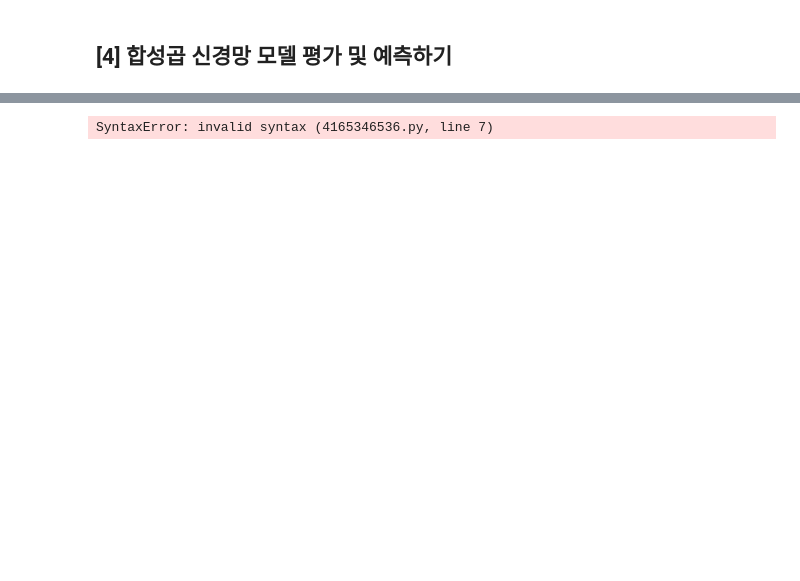
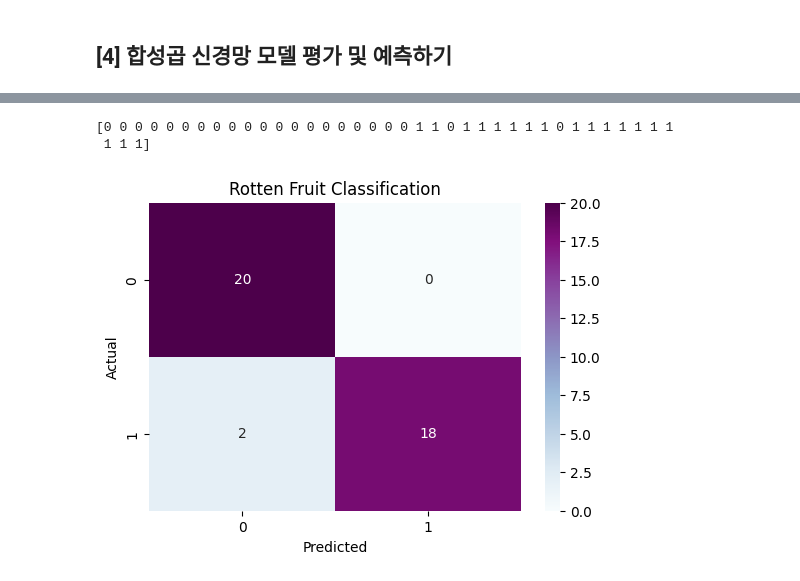
Before and after one commit to suakii/Orange3-Python-MLDS, a Jupyter notebook: Ch_11/11_인공지능으로 사과농가를 어떻게 도울까_.ipynb, the cells around one changed output, grey strips where cells are left out. Drawn from its saved outputs; the diff is of its cells as text; code cells hidden in the pictures; blank space fills up the shorter version.

```diff
--- a/Ch_11/11_인공지능으로 사과농가를 어떻게 도울까_.ipynb
+++ b/Ch_11/11_인공지능으로 사과농가를 어떻게 도울까_.ipynb
@@ -191,21 +198,29 @@ array([[9.99989390e-01, 1.06225043e-05],
+# %%
+import numpy as np
+print(np.argmax(predictions, axis=1))
+# %% [output]
+[0 0 0 0 0 0 0 0 0 0 0 0 0 0 0 0 0 0 0 0 1 1 0 1 1 1 1 1 1 0 1 1 1 1 1 1 1
+ 1 1 1]
 # %%
-# 혼동행렬
+import matplotlib.pyplot as plt
 import seaborn as sns
-from sklearn.metrics import confusion_matrix
+from sklearn.metrics import confusion_matrix  # 혼동행렬 함수를 불러옴
+
 # 예측결과에서 가장 큰 값의 인덱스를 추출함
-y_pred = np.argmax(predictions, axis=1)
-# 테스트 데이터셋(test_set)에 들어 있는 모든 라벨(y값)을 하나로 이어 붙여서 넘파이 배열로 만듬
-y_true = np.concatenate([y.numpy() for _, y in test_set], axis=0)
+prediction = np.argmax(predictions, axis=1)
+truth =  test_set.labels   # 테스트 데이터의 실제 레이블을 가져옴
+
 # 혼동행렬을 계산함 (실제값, 예측값)
-conf = confusion_matrix(y_true, y_pred)
+conf = confusion_matrix(truth, prediction)
+
 # 혼동행렬을 표시함
-plt.figure(figsize=(8, 6)) # 그림 크기 설정함
-sns.heatmap(conf, annot=True, cmap="BuPu", xticklabels=class_names,
-yticklabels=class_names)
-# 제목, x축 이름(Predicted), y축 이름(Actual)을 설정함
-plt.title("Apple Classification")
+plt.figure(figsize=(6, 4))  # 그림 크기 설정함
+sns.heatmap(conf, annot=True, cmap="BuPu")
+
+# 제목, x축 이름(Prediction), y축 이름(Truth)을 설정함
+plt.title("Rotten Fruit Classification")
 plt.xlabel("Predicted")
 plt.ylabel("Actual")
 plt.show()
 # %% [output]
-SyntaxError: invalid syntax (4165346536.py, line 7)
+[figure, added]
```
Also changed, not shown: parts of 31 cells of this notebook, 41 other files.
